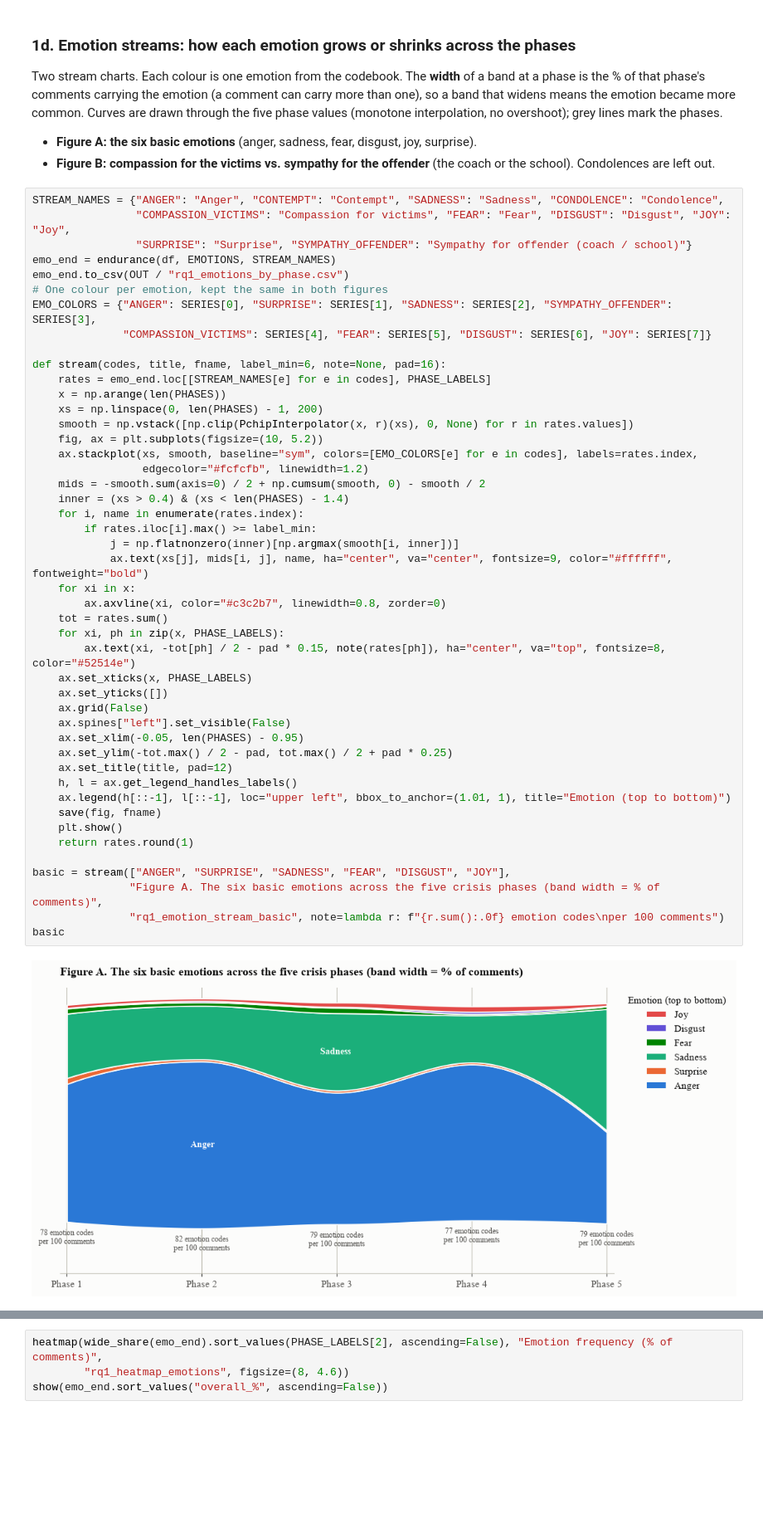
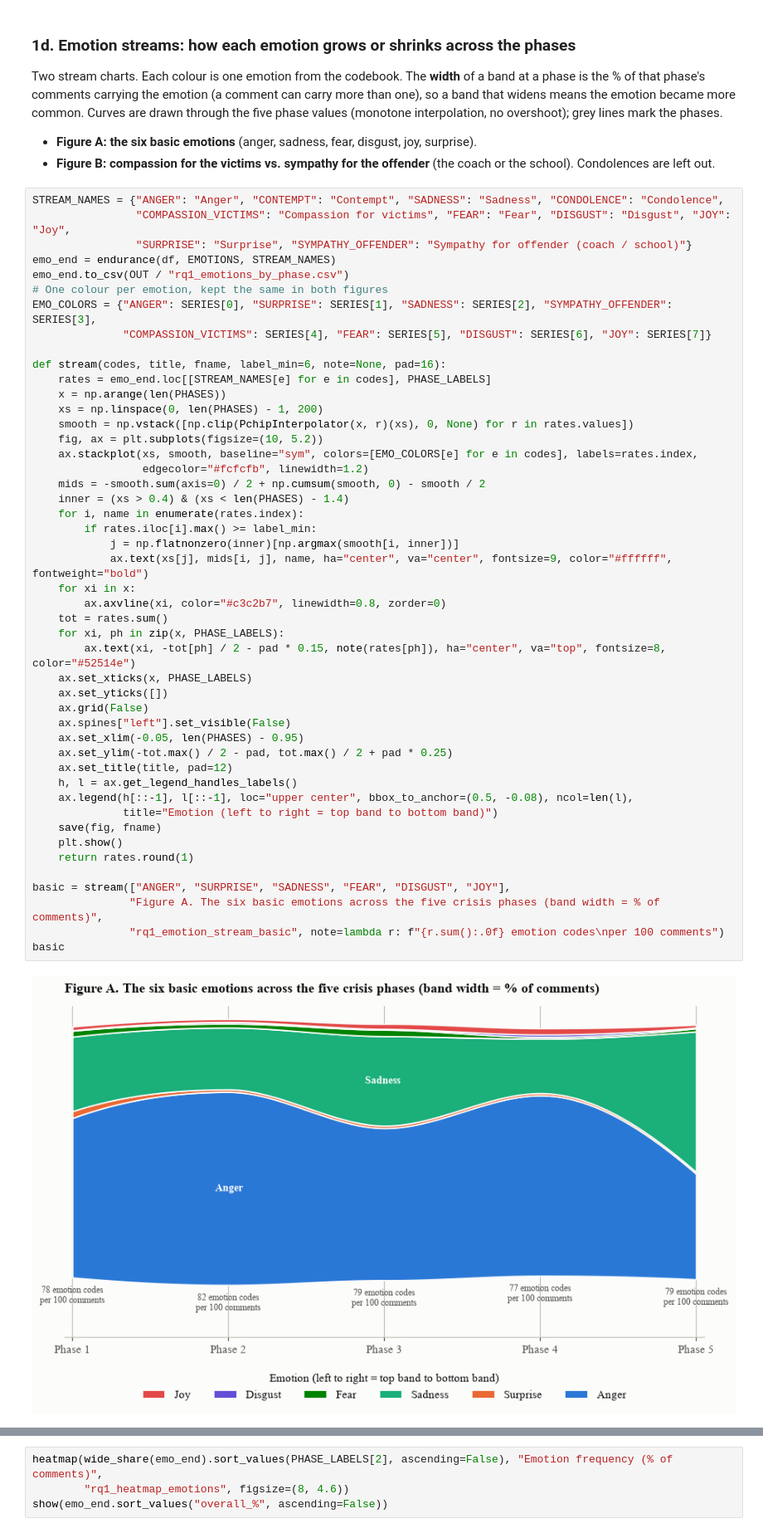
Before and after one commit to mbchavez27/crisis-management-analysis, a Jupyter notebook: 04-statistical-analysis/notebooks/03-findings.ipynb, the cells around one changed output, grey strips where cells are left out. Shown at 83% size. Cells and saved outputs as stored; diff of their text form; blank space fills up the shorter version.

```diff
--- a/04-statistical-analysis/notebooks/03-findings.ipynb
+++ b/04-statistical-analysis/notebooks/03-findings.ipynb
@@ -362,35 +362,36 @@ def stream(codes, title, fname, label_min=6, note=None, pad=16):
     ax.stackplot(xs, smooth, baseline="sym", colors=[EMO_COLORS[e] for e in codes], labels=rates.index,
                  edgecolor="#fcfcfb", linewidth=1.2)
     mids = -smooth.sum(axis=0) / 2 + np.cumsum(smooth, 0) - smooth / 2
     inner = (xs > 0.4) & (xs < len(PHASES) - 1.4)
     for i, name in enumerate(rates.index):
         if rates.iloc[i].max() >= label_min:
             j = np.flatnonzero(inner)[np.argmax(smooth[i, inner])]
             ax.text(xs[j], mids[i, j], name, ha="center", va="center", fontsize=9, color="#ffffff", fontweight="bold")
     for xi in x:
         ax.axvline(xi, color="#c3c2b7", linewidth=0.8, zorder=0)
     tot = rates.sum()
     for xi, ph in zip(x, PHASE_LABELS):
         ax.text(xi, -tot[ph] / 2 - pad * 0.15, note(rates[ph]), ha="center", va="top", fontsize=8, color="#52514e")
     ax.set_xticks(x, PHASE_LABELS)
     ax.set_yticks([])
     ax.grid(False)
     ax.spines["left"].set_visible(False)
     ax.set_xlim(-0.05, len(PHASES) - 0.95)
     ax.set_ylim(-tot.max() / 2 - pad, tot.max() / 2 + pad * 0.25)
     ax.set_title(title, pad=12)
     h, l = ax.get_legend_handles_labels()
-    ax.legend(h[::-1], l[::-1], loc="upper left", bbox_to_anchor=(1.01, 1), title="Emotion (top to bottom)")
+    ax.legend(h[::-1], l[::-1], loc="upper center", bbox_to_anchor=(0.5, -0.08), ncol=len(l),
+              title="Emotion (left to right = top band to bottom band)")
     save(fig, fname)
     plt.show()
     return rates.round(1)
 
 basic = stream(["ANGER", "SURPRISE", "SADNESS", "FEAR", "DISGUST", "JOY"],
                "Figure A. The six basic emotions across the five crisis phases (band width = % of comments)",
                "rq1_emotion_stream_basic", note=lambda r: f"{r.sum():.0f} emotion codes\nper 100 comments")
 basic
 # %% [output]
-[figure, old version]
+[figure, new version]
 |  | Phase 1 | Phase 2 | Phase 3 | Phase 4 | Phase 5 |
 | item |  |  |  |  |  |
 | Anger | 49.4 | 59.8 | 47.1 | 55.8 | 32.7 |
```
Also changed, not shown: parts of 3 cells of this notebook, 4 other files.
